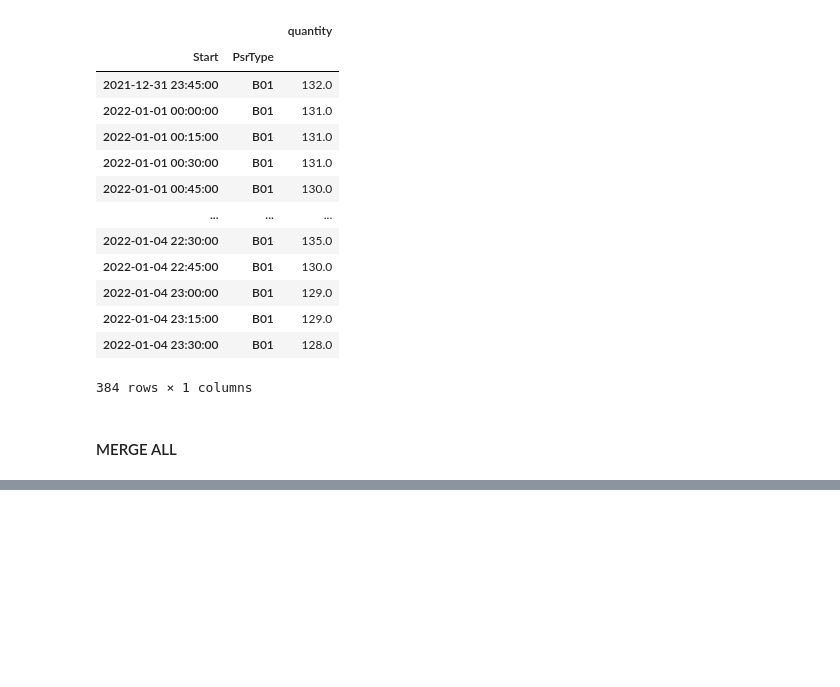
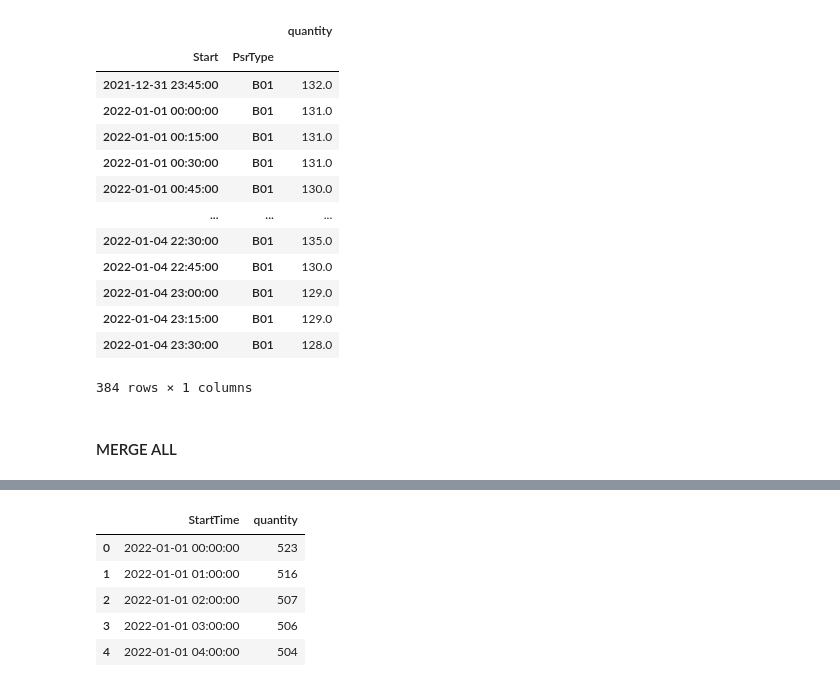
Before and after one commit to s-matke/eco-forecast, a Jupyter notebook: src/combine_data.ipynb, the cells around one changed output, grey strips where cells are left out. Cells and saved outputs as stored; diff of their text form; code cells hidden in the pictures; blank space fills up the shorter version.

Commit message:
pre-process func done, missing merge

```diff
--- a/src/combine_data.ipynb
+++ b/src/combine_data.ipynb
@@ -511,0 +516,6 @@ for dir in data_dirs:
+# %%
+dir_path = "/home/stefan/Documents/Workspace/Python/ML/Hackathon/eco-forecast/data/HU/"
+file_name = "gen_HU_B01.csv"
+df_1 = pre_process(file_name, dir_path)
+file_name = "gen_HU_B02.csv"
+df_2 = pre_process(file_name, dir_path)
@@ -511,0 +531,9 @@ for dir in data_dirs:
+# %%
+df_1.head()
+# %% [output]
+|  | StartTime | quantity |
+| 0 | 2022-01-01 00:00:00 | 523 |
+| 1 | 2022-01-01 01:00:00 | 516 |
+| 2 | 2022-01-01 02:00:00 | 507 |
+| 3 | 2022-01-01 03:00:00 | 506 |
+| 4 | 2022-01-01 04:00:00 | 504 |
```
Also changed, not shown: parts of 11 cells of this notebook.
